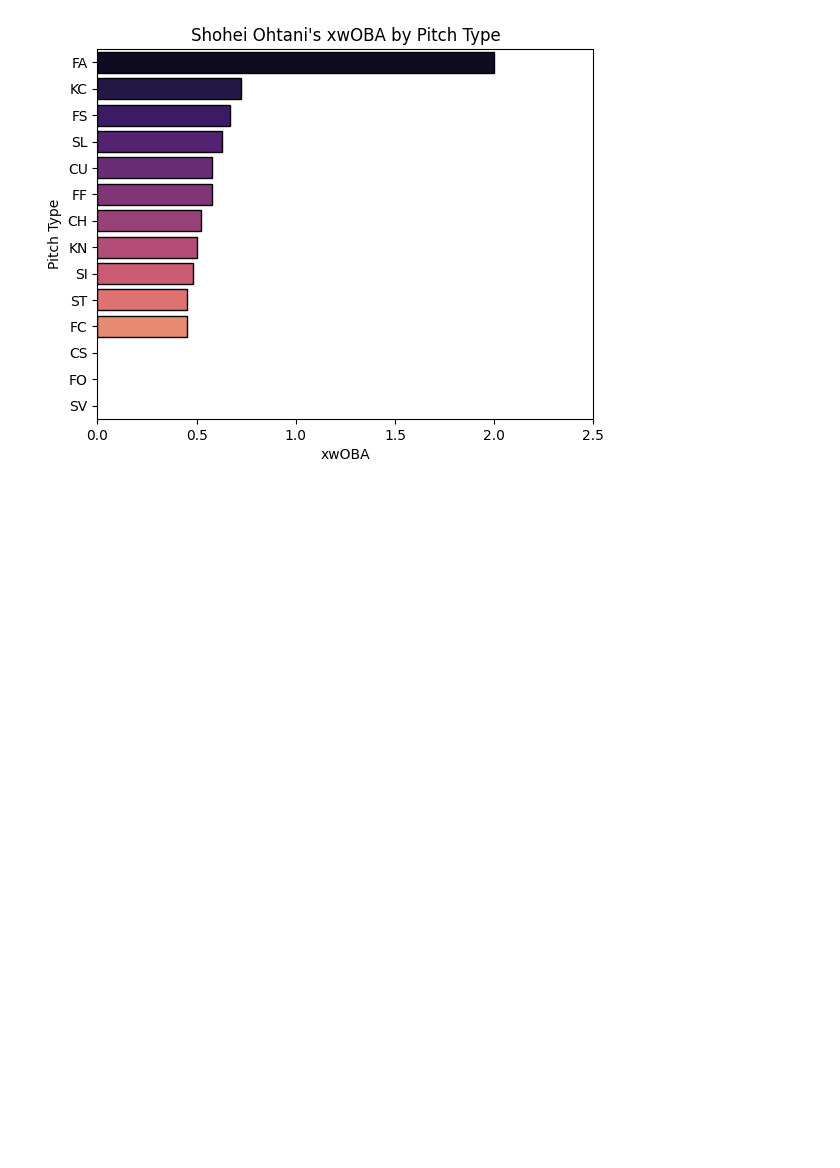
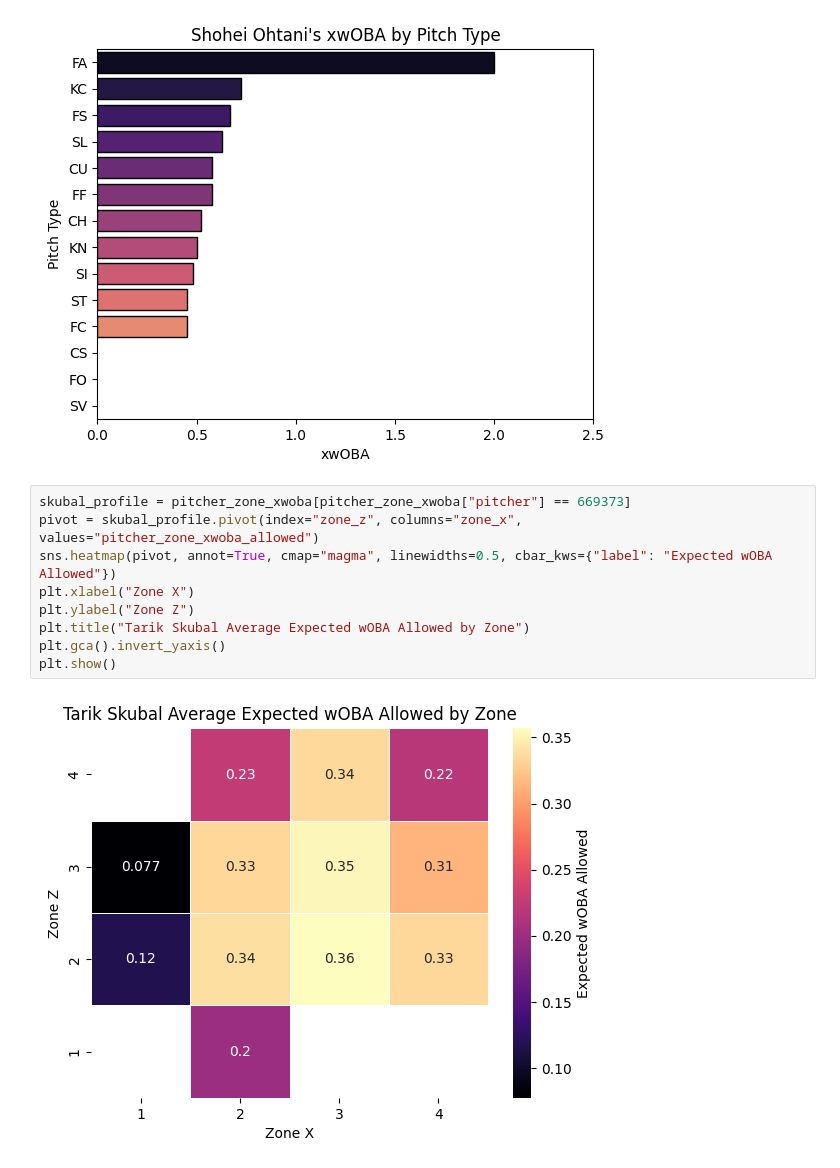
Before and after one commit to zybecker/DS-5500, a Jupyter notebook: XGBoost/Updated XGBoost.ipynb, the cells around one changed output. Drawn from its saved outputs; the diff is of its cells as text; blank space fills up the shorter version.

```diff
--- a/XGBoost/Updated XGBoost.ipynb
+++ b/XGBoost/Updated XGBoost.ipynb
@@ -132,6 +137,17 @@ Passing `palette` without assigning `hue` is deprecated and will be removed in v
 
   sns.barplot(x="estimated_woba_by_pitch_type", y="pitch_type", data=pitch_type_xwoba, palette="magma", edgecolor="black")
 [figure]
+# %%
+skubal_profile = pitcher_zone_xwoba[pitcher_zone_xwoba["pitcher"] == 669373]
+pivot = skubal_profile.pivot(index="zone_z", columns="zone_x", values="pitcher_zone_xwoba_allowed")
+sns.heatmap(pivot, annot=True, cmap="magma", linewidths=0.5, cbar_kws={"label": "Expected wOBA Allowed"})
+plt.xlabel("Zone X")
+plt.ylabel("Zone Z")
+plt.title("Tarik Skubal Average Expected wOBA Allowed by Zone")
+plt.gca().invert_yaxis()
+plt.show()
+# %% [output]
+[figure, added]
 # %%
 pitch_data_bip = pitch_data[pitch_data["description"] == "hit_into_play"]
 
```
Also changed, not shown: parts of 9 cells of this notebook.
